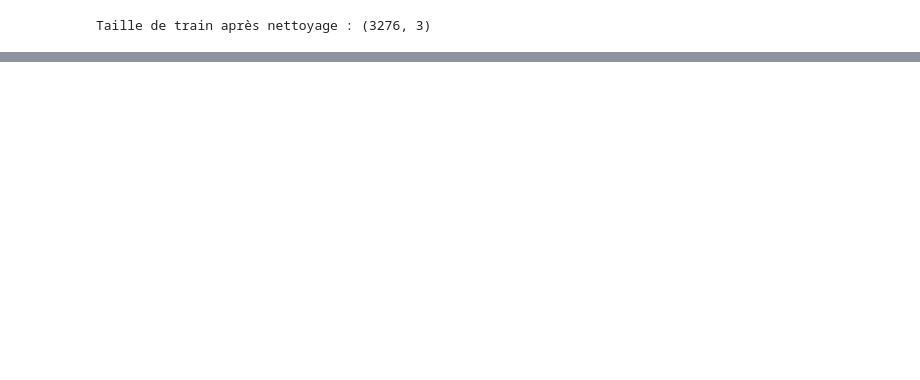
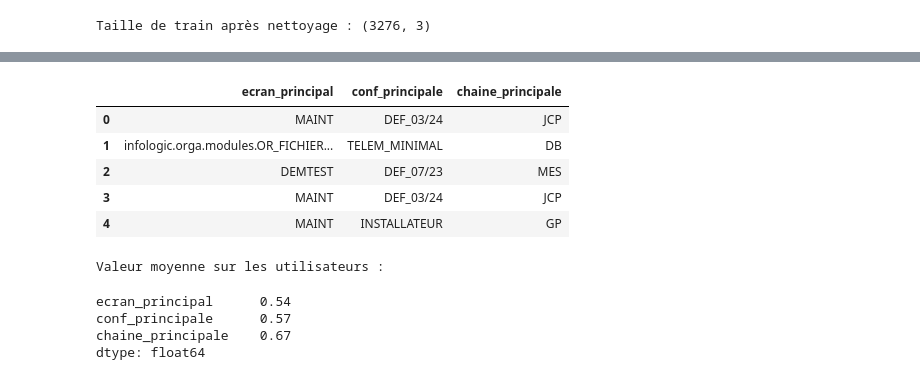
Before and after one commit to AchrafBitar/CopiloteBE, a Jupyter notebook: BE1_identification_utilisateurs.ipynb, the cells around one changed output, grey strips where cells are left out. Cells and saved outputs as stored; diff of their text form; code cells hidden in the pictures; blank space fills up the shorter version.

```diff
--- a/BE1_identification_utilisateurs.ipynb
+++ b/BE1_identification_utilisateurs.ipynb
@@ -225,0 +247,5 @@ Taille de train après nettoyage : (3276, 3)
+# %%
+train["util"] = pd.Categorical(train["util"])
+noms_utilisateurs = train["util"].cat.categories
+y = train["util"].cat.codes.to_numpy()
+print(len(noms_utilisateurs), "classes ; exemple :", list(noms_utilisateurs[:5]), "devient", list(range(5)))
@@ -225,0 +297,45 @@ Taille de train après nettoyage : (3276, 3)
+# %%
+pattern_ecran = re.compile(r"\((.*?)\)") # écran entre parenthèses
+pattern_conf_ecran = re.compile(r"<(.*?)>") # configuration entre chevrons
+pattern_chaine = re.compile(r"\$(.*?)\$") # chaîne entre dollars (fin du texte)
+
+
+def le_plus_frequent(liste):
+    return Counter(liste).most_common(1)[0][0] if liste else "aucun"  # Counter compte les occurrences, most common pour retourner la valeur la plus commune
+
+
+def principaux(actions):
+    texte = [a for a in actions if not est_marqueur_temps(a)] # on enlève les marqueurs de temps
+    return pd.Series({
+        "ecran_principal": le_plus_frequent([m for a in texte for m in pattern_ecran.findall(a)]),
+        "conf_principale": le_plus_frequent([m for a in texte for m in pattern_conf_ecran.findall(a)]),
+        "chaine_principale": le_plus_frequent([m for a in texte for m in pattern_chaine.findall(a)]),
+    })
+
+
+principaux_train = train["actions"].apply(principaux)
+principaux_train.head()
+# %% [output]
+|  | ecran_principal | conf_principale | chaine_principale |
+| 0 | MAINT | DEF_03/24 | JCP |
+| 1 | infologic.orga.modules.OR_FICHIER... | TELEM_MINIMAL | DB |
+| 2 | DEMTEST | DEF_07/23 | MES |
+| 3 | MAINT | DEF_03/24 | JCP |
+| 4 | MAINT | INSTALLATEUR | GP |
+# %%
+# Pour chaque utilisateur, on calcule la part de ses sessions qui ont sa valeur la plus courante
+# sur les 3 variables
+
+
+stabilite = (principaux_train.assign(util=train["util"])
+             .groupby("util", observed=True) # on regroupe les sessions par utilisateur
+             .agg(**{c: (c, lambda s: s.value_counts(normalize=True).iloc[0])
+                     for c in ["ecran_principal", "conf_principale", "chaine_principale"]}))
+print("Valeur moyenne sur les utilisateurs :")
+stabilite.mean().round(2)
+# %% [output]
+Valeur moyenne sur les utilisateurs :
+ecran_principal      0.54
+conf_principale      0.57
+chaine_principale    0.67
+dtype: float64
```
Also changed, not shown: parts of 17 cells of this notebook, 1 other file.
